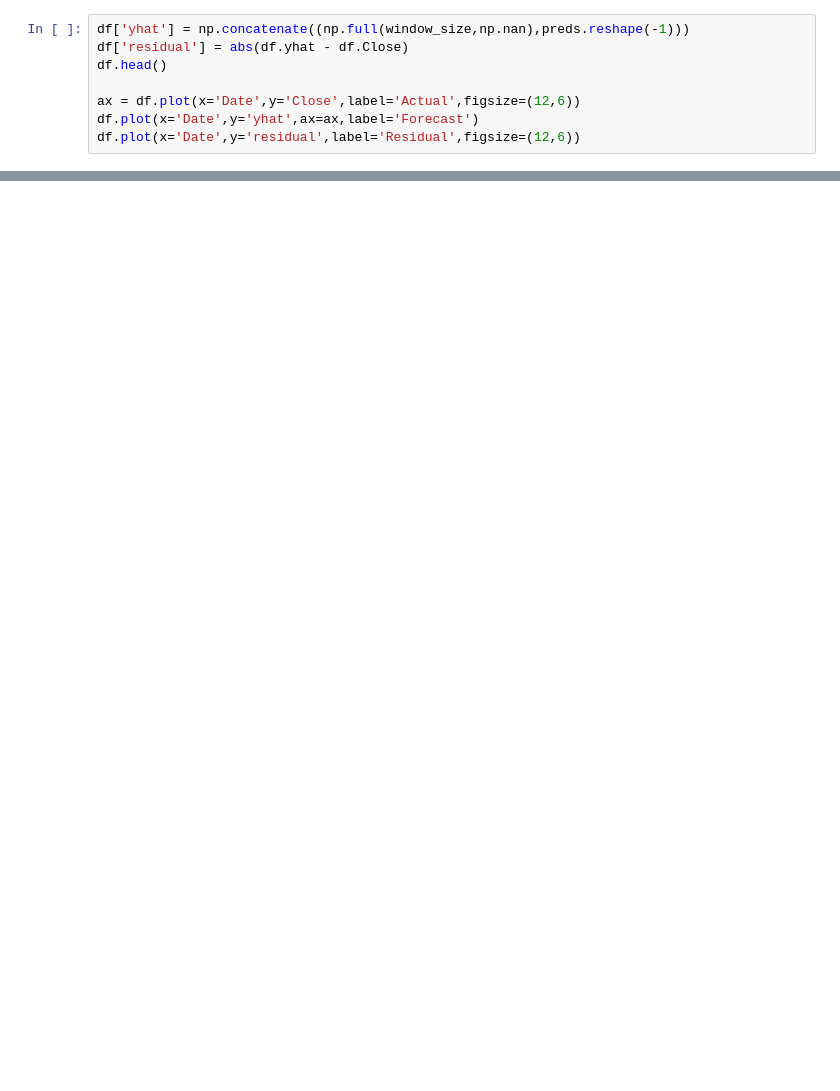
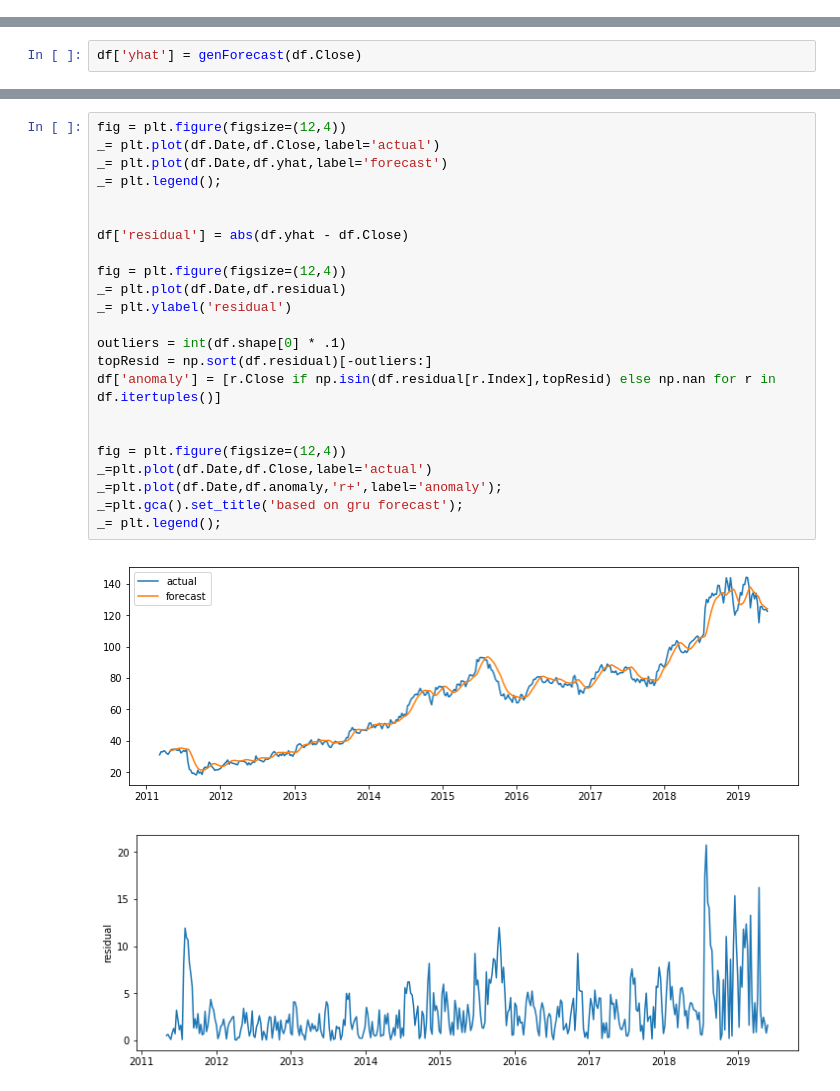
Before and after one commit to mondayn/py, a Jupyter notebook: anomalies.ipynb, the cells around one changed output, grey strips where cells are left out. Cells and saved outputs as stored; diff of their text form; blank space fills up the shorter version.

```diff
--- a/anomalies.ipynb
+++ b/anomalies.ipynb
@@ -185,8 +125,0 @@ Epoch 5/5
-# %%
-df['yhat'] = np.concatenate((np.full(window_size,np.nan),preds.reshape(-1)))
-df['residual'] = abs(df.yhat - df.Close)
-df.head()
-
-ax = df.plot(x='Date',y='Close',label='Actual',figsize=(12,6))
-df.plot(x='Date',y='yhat',ax=ax,label='Forecast')
-df.plot(x='Date',y='residual',label='Residual',figsize=(12,6))
@@ -203,0 +126,2 @@ df.plot(x='Date',y='residual',label='Residual',figsize=(12,6))
+# %%
+df['yhat'] = genForecast(df.Close)
@@ -203,0 +149,26 @@ df.plot(x='Date',y='residual',label='Residual',figsize=(12,6))
+# %%
+fig = plt.figure(figsize=(12,4))
+_= plt.plot(df.Date,df.Close,label='actual')
+_= plt.plot(df.Date,df.yhat,label='forecast')
+_= plt.legend();
+
+
+df['residual'] = abs(df.yhat - df.Close)
+
+fig = plt.figure(figsize=(12,4))
+_= plt.plot(df.Date,df.residual)
+_= plt.ylabel('residual')
+
+outliers = int(df.shape[0] * .1)
+topResid = np.sort(df.residual)[-outliers:]
+df['anomaly'] = [r.Close if np.isin(df.residual[r.Index],topResid) else np.nan for r in df.itertuples()]
+
+
+fig = plt.figure(figsize=(12,4))
+_=plt.plot(df.Date,df.Close,label='actual')
+_=plt.plot(df.Date,df.anomaly,'r+',label='anomaly');
+_=plt.gca().set_title('based on gru forecast');
+_= plt.legend();
+# %% [output]
+[figure, added]
+[figure, added]
```
Also changed, not shown: parts of 26 cells of this notebook.
